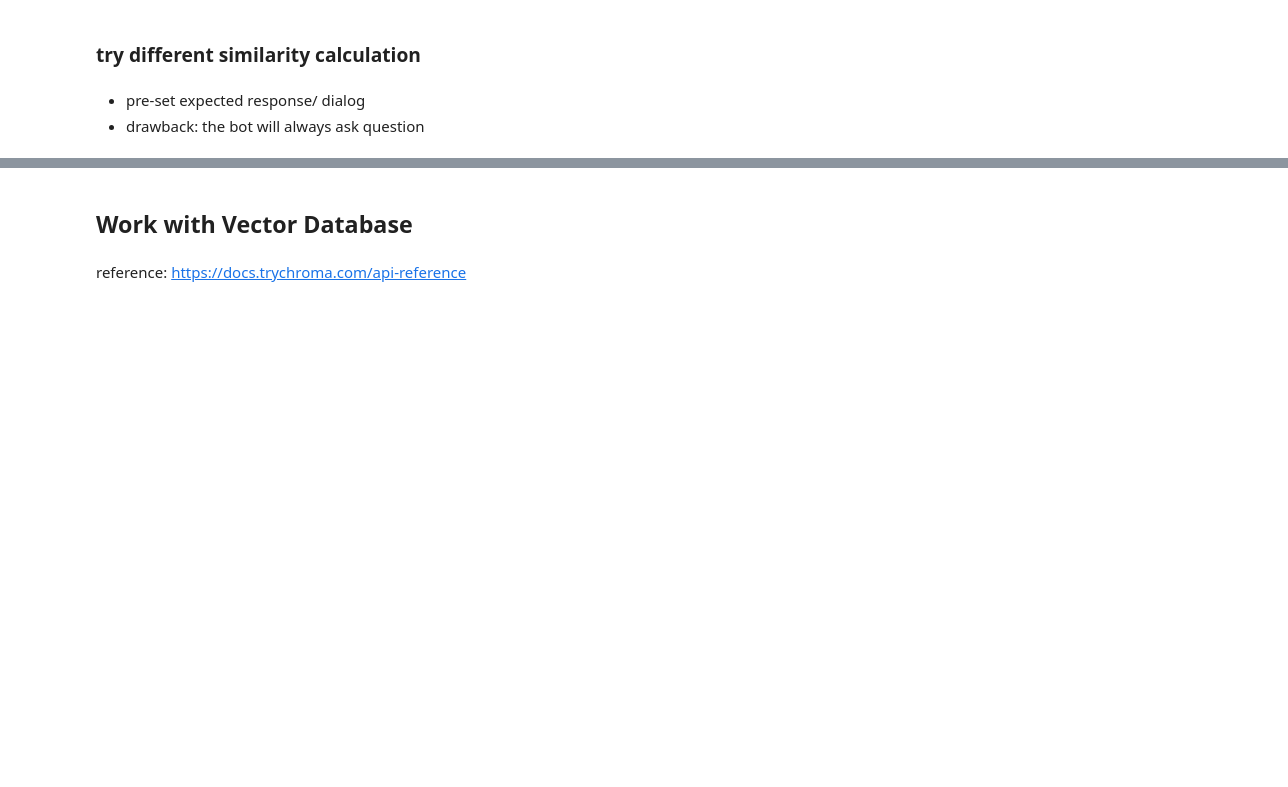
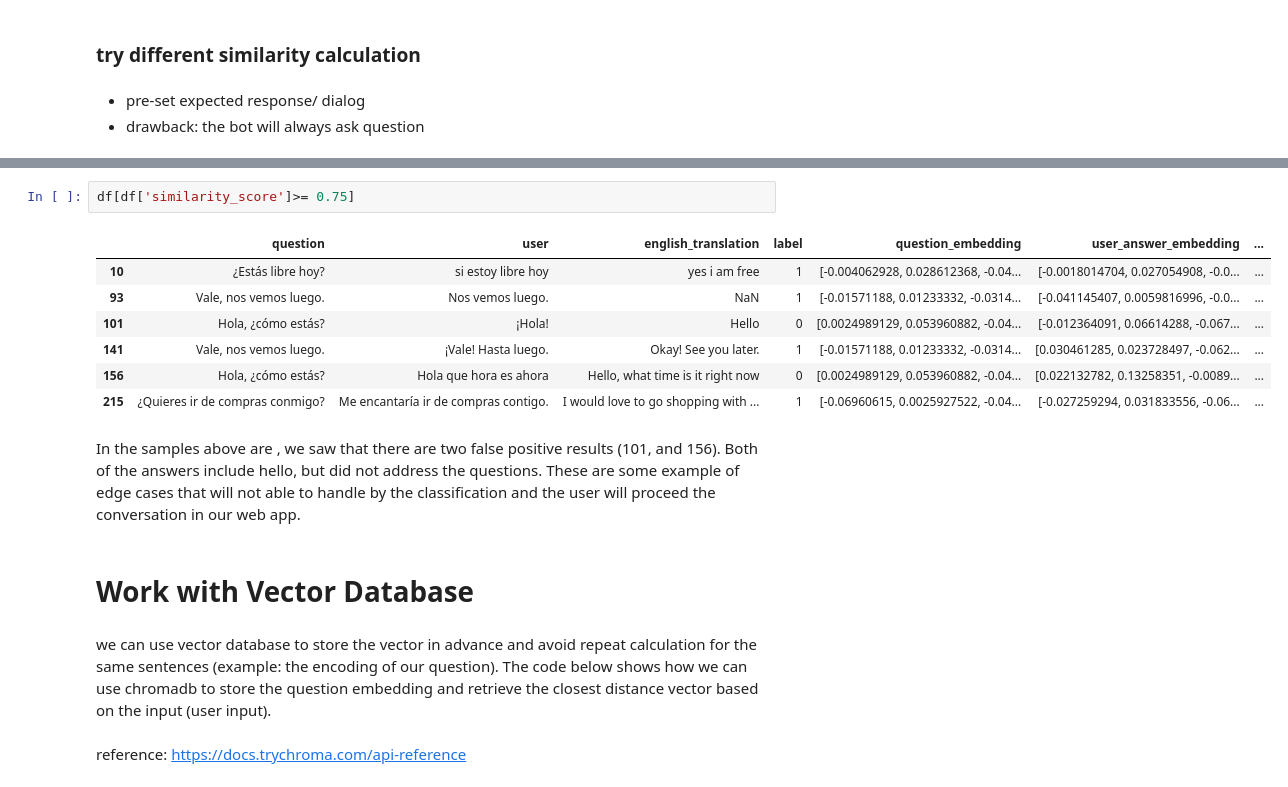
Before and after one commit to team-langbot/content-classification, a Jupyter notebook: content_classification.ipynb, the cells around one changed output, grey strips where cells are left out. Saved outputs shown, nothing was run; the diff lists cells and outputs as text; blank space fills up the shorter version.

```diff
--- a/content_classification.ipynb
+++ b/content_classification.ipynb
@@ -121,5 +346,19 @@ print(util.pytorch_cos_sim(embeddings_1, embeddings_2))
+# %%
+df[df['similarity_score']>= 0.75]
+# %% [output]
+|  | question | user | english_translation | label | question_embedding | user_answer_embedding | ... |
+| 10 | ¿Estás libre hoy? | si estoy libre hoy | yes i am free | 1 | [-0.004062928, 0.028612368, -0.04... | [-0.0018014704, 0.027054908, -0.0... | ... |
+| 93 | Vale, nos vemos luego. | Nos vemos luego. | NaN | 1 | [-0.01571188, 0.01233332, -0.0314... | [-0.041145407, 0.0059816996, -0.0... | ... |
+| 101 | Hola, ¿cómo estás? | ¡Hola! | Hello | 0 | [0.0024989129, 0.053960882, -0.04... | [-0.012364091, 0.06614288, -0.067... | ... |
+| 141 | Vale, nos vemos luego. | ¡Vale! Hasta luego. | Okay! See you later. | 1 | [-0.01571188, 0.01233332, -0.0314... | [0.030461285, 0.023728497, -0.062... | ... |
+| 156 | Hola, ¿cómo estás? | Hola que hora es ahora | Hello, what time is it right now | 0 | [0.0024989129, 0.053960882, -0.04... | [0.022132782, 0.13258351, -0.0089... | ... |
+| 215 | ¿Quieres ir de compras conmigo? | Me encantaría ir de compras contigo. | I would love to go shopping with ... | 1 | [-0.06960615, 0.0025927522, -0.04... | [-0.027259294, 0.031833556, -0.06... | ... |
+# %% [markdown]
+In the samples above are , we saw that there are two false positive results (101, and 156). Both of the answers include hello, but did not address the questions. These are some example of edge cases that will not able to handle by the classification and the user will proceed the conversation in our web app.
 # %% [markdown]
-## Work with Vector Database
+# Work with Vector Database
+# %% [markdown]
+we can use vector database to store the vector in advance and avoid repeat calculation for the same sentences (example: the encoding of our question). The code below shows how we can use chromadb to store the question embedding and retrieve the closest distance vector based on the input (user input).
 # %% [markdown]
 reference: https://docs.trychroma.com/api-reference
 # %%
```
Also changed, not shown: parts of 73 cells of this notebook.
